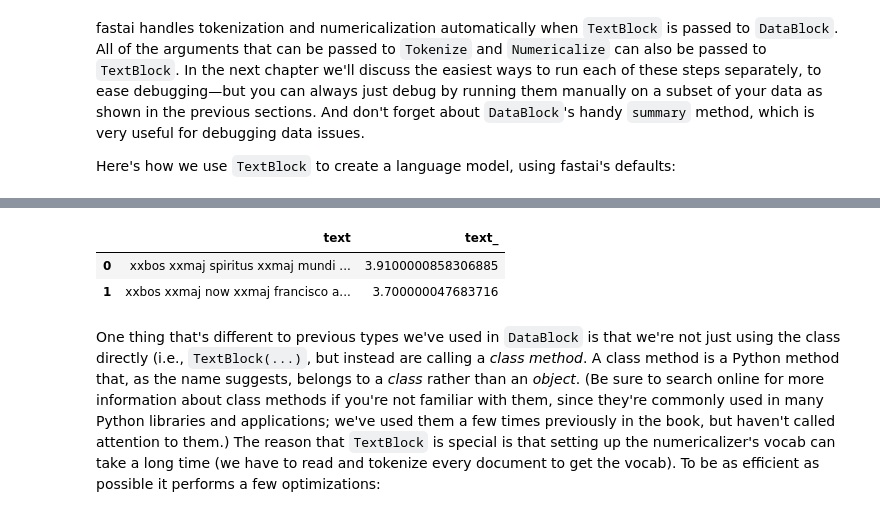
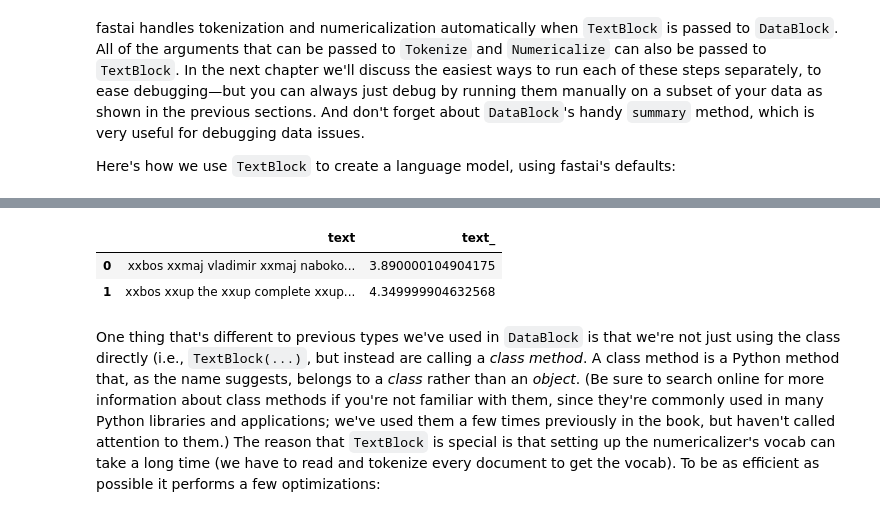
Before and after one commit to afortuny/DeepLearningFastAI, a Jupyter notebook: 11_nlp.ipynb, the cells around one changed output, grey strips where cells are left out. Cells and saved outputs as stored; diff of their text form; code cells hidden in the pictures.

```diff
--- a/11_nlp.ipynb
+++ b/11_nlp.ipynb
@@ -391,22 +371,38 @@ dls_lm = DataBlock(
 # %%
 from fastai.text.all import *
+# %%
+dfs = df.sample(n=5000)
 # %%
 
 #dls = TextDataLoaders.from_df(df, path=path, text_col='book_desc', label_col='book_rating')
 #dls.show_batch(max_n=3)
 
 
-dls = DataBlock(
-    blocks=(TextBlock.from_df('book_desc', seq_len=72), RegressionBlock),
+#dls = DataBlock(
+#    blocks=(TextBlock.from_df('book_desc'), RegressionBlock),
+#    get_x=ColReader('text'), get_y=ColReader('book_rating'))
+
+#DataBlock(
+#    blocks=(TextBlock.from_df('book_desc'), CategoryBlock),
+#    get_x=ColReader('text'), get_y=ColReader('label'), splitter=ColSplitter())
+
+#dls_lm = DataBlock(
+#    blocks=TextDataLoaders.from_df(df,
+#                                   path=path, text_col='book_desc', label_col='book_rating',is_lm=True))
+#dls_lm = dls_lm.dataloaders(df, bs=64)
+#dls_lm.show_batch(max_n=2)
+
+imdb_clas = DataBlock(
+    blocks=(TextBlock.from_df('book_desc', seq_len=60), RegressionBlock),
     get_x=ColReader('text'), get_y=ColReader('book_rating'))
 
-dls = dls.dataloaders(df, bs=32)
+dls = imdb_clas.dataloaders(dfs, bs=32)
 dls.show_batch(max_n=2)
 # %% [output]
 [interactive output not drawn]
 |  | text | text_ |
-| 0 | xxbos xxmaj spiritus xxmaj mundi ... | 3.9100000858306885 |
-| 1 | xxbos xxmaj now xxmaj francisco a... | 3.700000047683716 |
+| 0 | xxbos xxmaj vladimir xxmaj naboko... | 3.890000104904175 |
+| 1 | xxbos xxup the xxup complete xxup... | 4.349999904632568 |
 # %% [markdown]
 One thing that's different to previous types we've used in `DataBlock` is that we're not just using the class directly (i.e., `TextBlock(...)`, but instead are calling a *class method*. A class method is a Python method that, as the name suggests, belongs to a *class* rather than an *object*. (Be sure to search online for more information about class methods if you're not familiar with them, since they're commonly used in many Python libraries and applications; we've used them a few times previously in the book, but haven't called attention to them.) The reason that `TextBlock` is special is that setting up the numericalizer's vocab can take a long time (we have to read and tokenize every document to get the vocab). To be as efficient as possible it performs a few optimizations:
 
```
Also changed, not shown: parts of 14 cells of this notebook.
